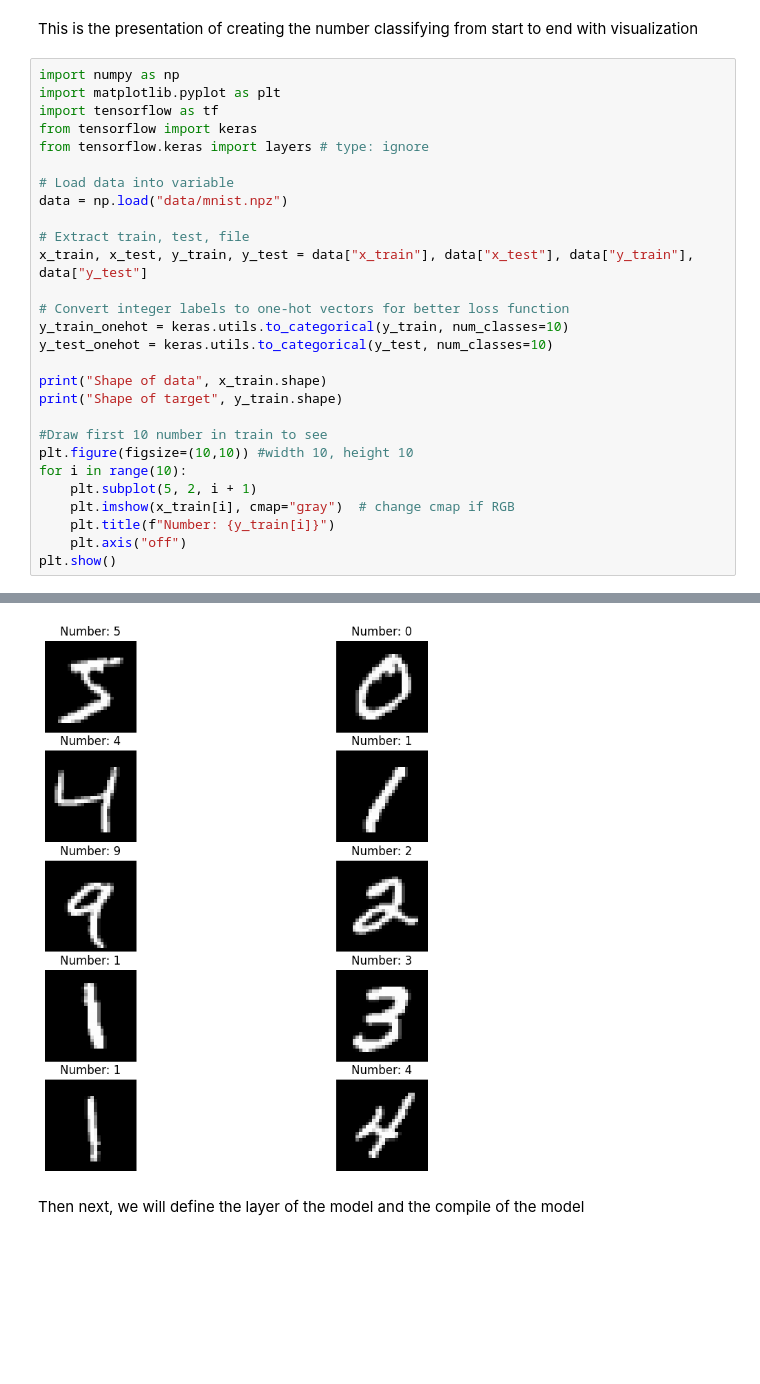
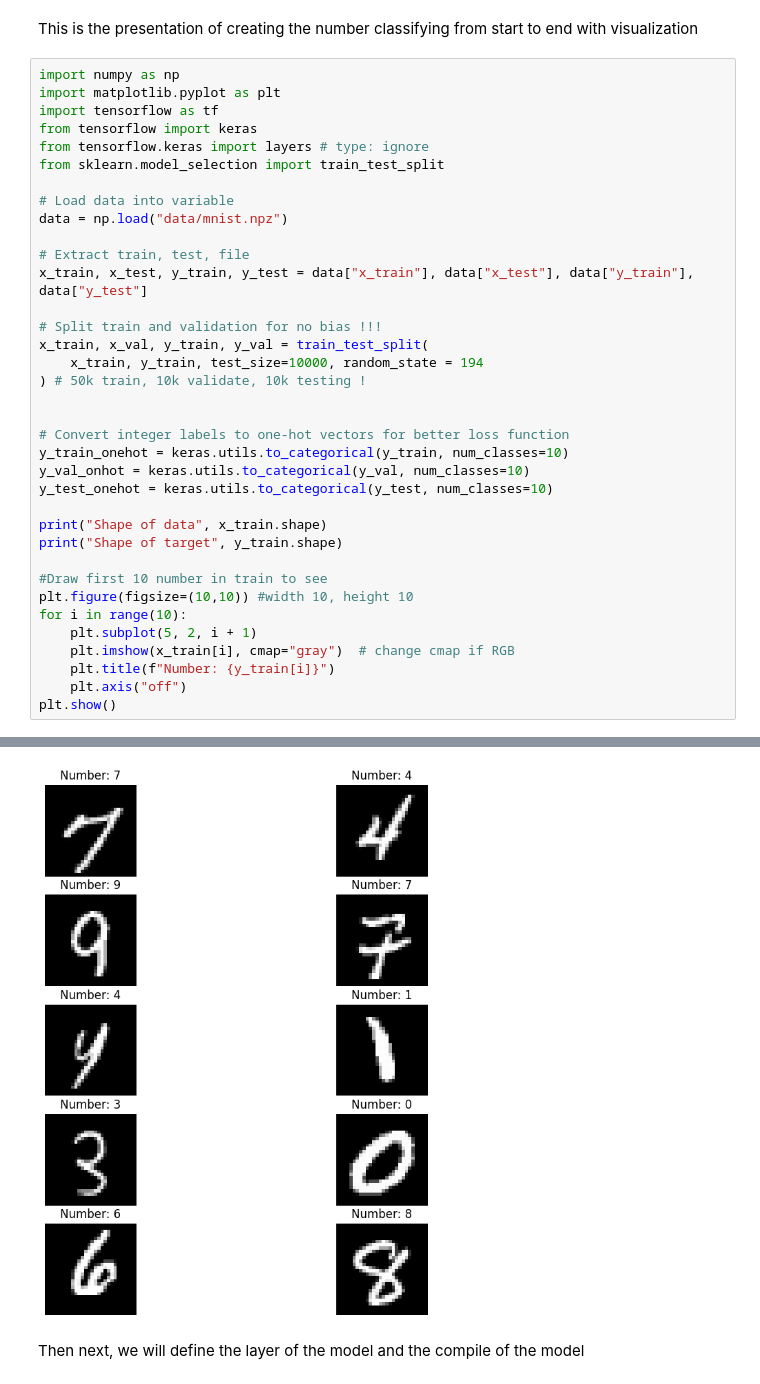
Before and after one commit to BaoLam194/Machine-Learning-Playground, a Jupyter notebook: number-classify.ipynb, the cells around one changed output, grey strips where cells are left out. Drawn from its saved outputs; the diff is of its cells as text; blank space fills up the shorter version.

```diff
--- a/number-classify.ipynb
+++ b/number-classify.ipynb
@@ -6,6 +6,7 @@ import matplotlib.pyplot as plt
 import tensorflow as tf
 from tensorflow import keras
 from tensorflow.keras import layers # type: ignore
+from sklearn.model_selection import train_test_split
 
 # Load data into variable
 data = np.load("data/mnist.npz")
@@ -13,8 +14,15 @@ data = np.load("data/mnist.npz")
 # Extract train, test, file
 x_train, x_test, y_train, y_test = data["x_train"], data["x_test"], data["y_train"], data["y_test"]
 
+# Split train and validation for no bias !!!
+x_train, x_val, y_train, y_val = train_test_split(
+    x_train, y_train, test_size=10000, random_state = 194
+) # 50k train, 10k validate, 10k testing !
+
+
 # Convert integer labels to one-hot vectors for better loss function
 y_train_onehot = keras.utils.to_categorical(y_train, num_classes=10)
+y_val_onhot = keras.utils.to_categorical(y_val, num_classes=10)
 y_test_onehot = keras.utils.to_categorical(y_test, num_classes=10)
 
 print("Shape of data", x_train.shape)
@@ -34,4 +42,4 @@ Shape of target (60000,)
-[figure, old version]
+[figure, new version]
 # %% [markdown]
 Then next, we will define the layer of the model and the compile of the model
 # %%
```
Also changed, not shown: parts of 5 cells of this notebook, 2 other files.
